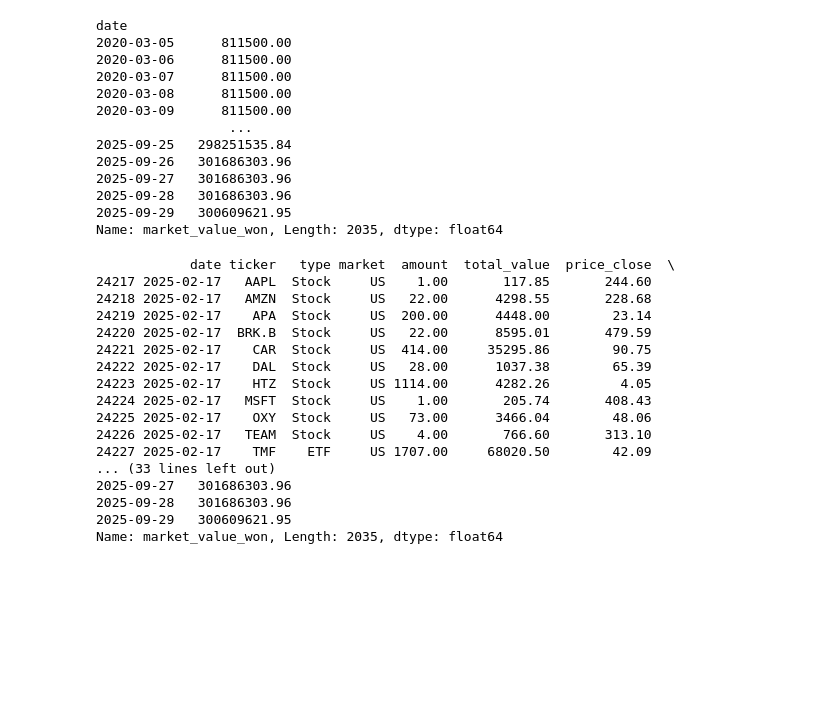
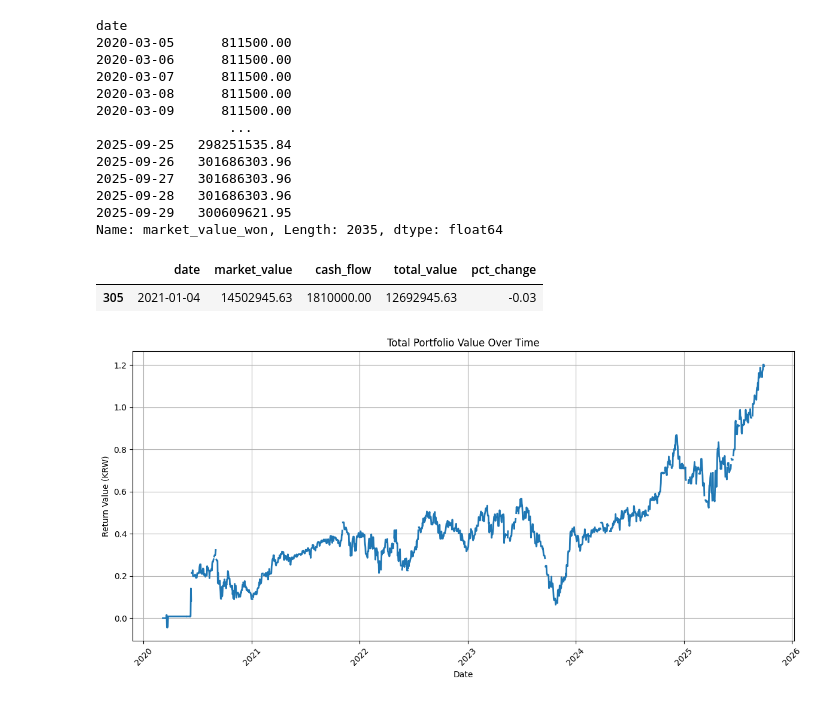
Before and after one commit to hellojun12/Investing-Tracker, a Jupyter notebook: test.ipynb, the cells around one changed output. Cells and saved outputs as stored; diff of their text form; code cells hidden in the pictures; blank space fills up the shorter version.

```diff
--- a/test.ipynb
+++ b/test.ipynb
@@ -125,6 +125,7 @@ new_df = df.merge(df_price[['date','ticker','price_close']], on=['date', 'ticker
 
 new_df['market_value'] = new_df['price_close'] * new_df['amount']
 new_df.loc[new_df['type'] == 'Cash', 'market_value'] = new_df.loc[new_df['type'] == 'Cash', 'total_value']
+new_df.loc[new_df['type'] == 'Bond', 'market_value'] = new_df.loc[new_df['type'] == 'Bond', 'total_value']
 
 new_df = new_df.merge(ex_rate, on='date', how='left')
 new_df['market_value_won'] = new_df['market_value']
@@ -149,38 +185,45 @@ Name: market_value_won, Length: 2035, dtype: float64
+# %%
+market_value_s = ndf
+cash_flow_s = cash_flow['transaction_amount']
+
+ms = market_value_s
+cs = cash_flow_s
+
+raw_pct_change = ms.pct_change()
+
+df = pd.concat([ms, cs], axis=1)
+df = df.reset_index()
+df.columns = ['date', 'market_value', 'cash_flow']
+
+df['cash_flow'] = df['cash_flow'].fillna(0)
+df['total_value'] = df['market_value'] - df['cash_flow']
+df['pct_change'] = df['total_value'].pct_change()
+
+cs_dates = cs.index.tolist()
+
+raw_pct_change[raw_pct_change.index.isin(cs_dates)] = df.loc[df['date'].isin(cs_dates), 'pct_change']
+
+cum_return = (raw_pct_change+1).cumprod() -1
+
+#cum_return = get_daily_cum_return(market_value_s, cash_flow_s)
+# %%
+df.loc[df['date']=='2021-01-04']
+# %% [output]
+|  | date | market_value | cash_flow | total_value | pct_change |
+| 305 | 2021-01-04 | 14502945.63 | 1810000.00 | 12692945.63 | -0.03 |
 # %%
-print(new_df.loc[new_df['date'] == '2025-02-17'])
-print(new_df.loc[new_df['date'] == '2025-02-17']['market_value_won'].sum())
-print(ndf)
-c = cash_flow.cumsum()
-df = ndf.to_frame().join(cash_flow.cumsum(), how='left').ffill()
-df['total_value'] = df['market_value_won'] - df['transaction_amount']
-
 plt.figure(figsize=(12, 6))
-plt.plot(df.index, df['total_value'], linewidth=2)
+plt.plot(cum_return, linewidth=2)
 plt.title('Total Portfolio Value Over Time')
 plt.xlabel('Date')
-plt.ylabel('Total Value (KRW)')
+plt.ylabel('Return Value (KRW)')
 plt.grid(True)
 plt.xticks(rotation=45)
 plt.tight_layout()
-plt.savefig('portfolio_value.png')
+plt.savefig('portfolio_.png')
+plt.show()
 plt.close()
 
-df.to_csv('my_return.csv')
+cum_return.to_csv('my_return.csv')
 # %% [output]
-            date ticker   type market  amount  total_value  price_close  \
-24217 2025-02-17   AAPL  Stock     US    1.00       117.85       244.60
-24218 2025-02-17   AMZN  Stock     US   22.00      4298.55       228.68
-24219 2025-02-17    APA  Stock     US  200.00      4448.00        23.14
-24220 2025-02-17  BRK.B  Stock     US   22.00      8595.01       479.59
-24221 2025-02-17    CAR  Stock     US  414.00     35295.86        90.75
-24222 2025-02-17    DAL  Stock     US   28.00      1037.38        65.39
-24223 2025-02-17    HTZ  Stock     US 1114.00      4282.26         4.05
-24224 2025-02-17   MSFT  Stock     US    1.00       205.74       408.43
-24225 2025-02-17    OXY  Stock     US   73.00      3466.04        48.06
-24226 2025-02-17   TEAM  Stock     US    4.00       766.60       313.10
-24227 2025-02-17    TMF    ETF     US 1707.00     68020.50        42.09
-... (33 lines left out)
-2025-09-27   301686303.96
-2025-09-28   301686303.96
-2025-09-29   300609621.95
-Name: market_value_won, Length: 2035, dtype: float64
+[figure, added]
```
Also changed, not shown: parts of 6 cells of this notebook, 3 other files.
